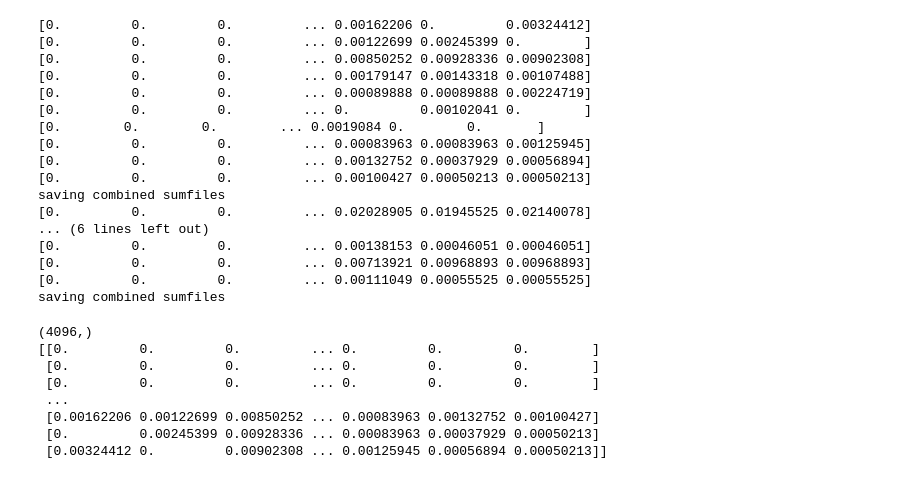
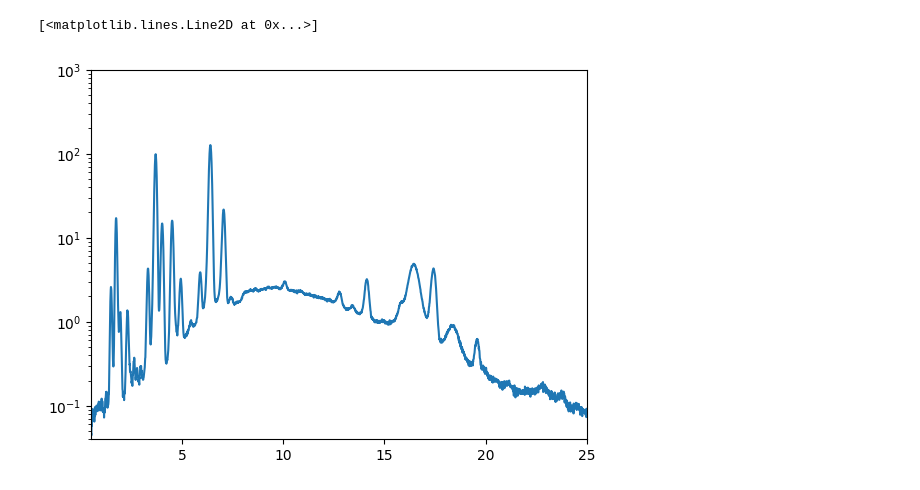
Before and after one commit to lachlanc61/ReadoutXFM, a Jupyter notebook: explore.ipynb, the cells around one changed output. Cells and saved outputs as stored; diff of their text form; code cells hidden in the pictures.

```diff
--- a/explore.ipynb
+++ b/explore.ipynb
@@ -249,46 +244,14 @@ saving reducer UMAP cluster 9 with shape (4096,)
-# %%
-        for i in range(len(clustering.reducers)):
-            redname=clustering.getredname(i)
-            clustaverages[i]=clustering.sumclusters(data, categories[i])
-
-            for j in range(config.nclust):
-
-                print(f'saving reducer {redname} cluster {j} with shape {clustaverages[i,j,:].shape}')
-                np.savetxt(os.path.join(config.odir, "sum_" + redname + "_" + str(j) + ".txt"), np.c_[energy, clustaverages[i,j,:]], fmt=['%1.3e','%1.6e'])
-
-            print(f'saving combined file for {redname}')
-            np.savetxt(os.path.join(config.odir, "sum_" + redname + ".txt"), np.c_[energy, clustaverages[i,:,:].transpose(1,0)], fmt='%1.5e')
-            #plt.plot(energy, clustaverages[i,j,:])
-# %% [output]
-[0.         0.         0.         ... 0.00162206 0.         0.00324412]
-[0.         0.         0.         ... 0.00122699 0.00245399 0.        ]
-[0.         0.         0.         ... 0.00850252 0.00928336 0.00902308]
-[0.         0.         0.         ... 0.00179147 0.00143318 0.00107488]
-[0.         0.         0.         ... 0.00089888 0.00089888 0.00224719]
-[0.         0.         0.         ... 0.         0.00102041 0.        ]
-[0.        0.        0.        ... 0.0019084 0.        0.       ]
-[0.         0.         0.         ... 0.00083963 0.00083963 0.00125945]
-[0.         0.         0.         ... 0.00132752 0.00037929 0.00056894]
-[0.         0.         0.         ... 0.00100427 0.00050213 0.00050213]
-saving combined sumfiles
-[0.         0.         0.         ... 0.02028905 0.01945525 0.02140078]
-... (6 lines left out)
-[0.         0.         0.         ... 0.00138153 0.00046051 0.00046051]
-[0.         0.         0.         ... 0.00713921 0.00968893 0.00968893]
-[0.         0.         0.         ... 0.00111049 0.00055525 0.00055525]
-saving combined sumfiles
-# %%
-print(energy.shape)
-tclust=clustaverages[0,:,:].transpose(1,0)
-print(tclust)
-
-tcombined=np.c_[energy, tclust]
-# %% [output]
-(4096,)
-[[0.         0.         0.         ... 0.         0.         0.        ]
- [0.         0.         0.         ... 0.         0.         0.        ]
- [0.         0.         0.         ... 0.         0.         0.        ]
- ...
- [0.00162206 0.00122699 0.00850252 ... 0.00083963 0.00132752 0.00100427]
- [0.         0.00245399 0.00928336 ... 0.00083963 0.00037929 0.00050213]
- [0.00324412 0.         0.00902308 ... 0.00125945 0.00056894 0.00050213]]
+# %%
+import matplotlib.pyplot as plt
+
+workspec=clustaverages[1,1,:]
+
+#plt.xscale("log")
+
+plt.xlim(0.5,25)
+plt.yscale("log")
+plt.ylim(0.04,1000)
+plt.plot(energy,workspec)
+# %% [output]
+[<matplotlib.lines.Line2D at 0x...>]
+[figure, added]
```
Also changed, not shown: parts of 3 cells of this notebook, 2 other files.
